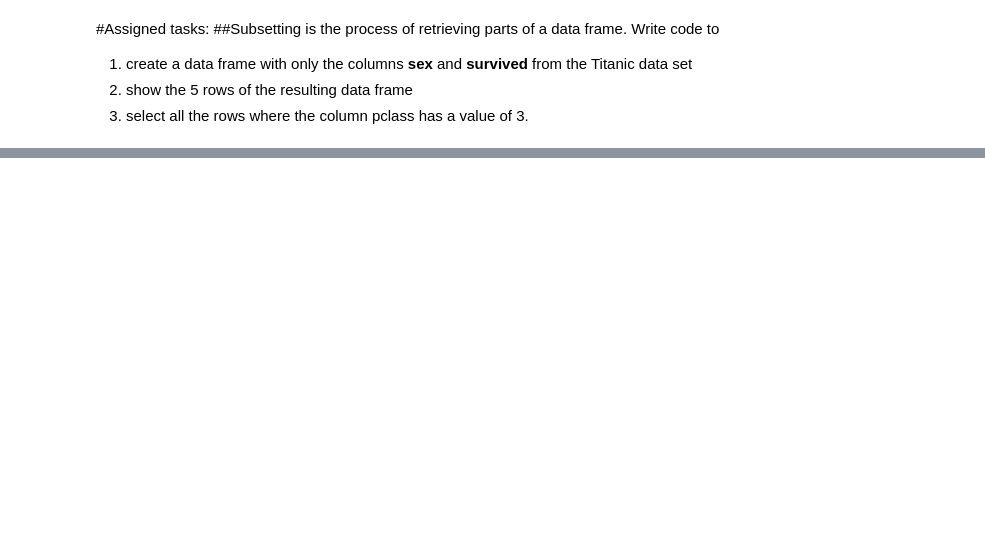
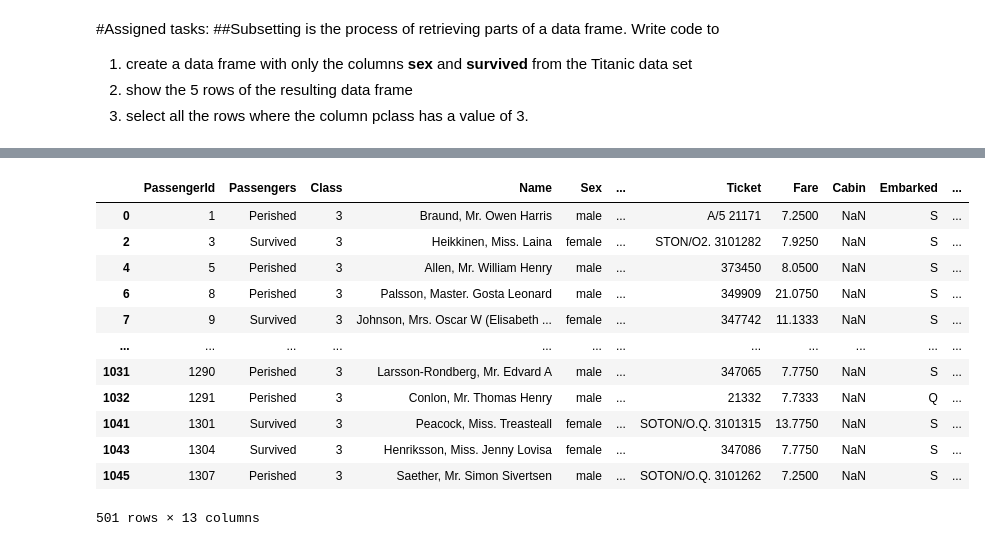
Before and after one commit to MadmanMarble/GLAP, a Jupyter notebook: Assignment_3_part_1.ipynb, the cells around one changed output, grey strips where cells are left out. Saved outputs shown, nothing was run; the diff lists cells and outputs as text; code cells hidden in the pictures; blank space fills up the shorter version.

```diff
--- a/Assignment_3_part_1.ipynb
+++ b/Assignment_3_part_1.ipynb
@@ -108,0 +226,16 @@ array(['19 - 40', 'Over 40', 'Under 18'], dtype=object)
+# %%
+by_class
+# %% [output]
+|  | PassengerId | Passengers | Class | Name | Sex | ... | Ticket | Fare | Cabin | Embarked | ... |
+| 0 | 1 | Perished | 3 | Braund, Mr. Owen Harris | male | ... | A/5 21171 | 7.2500 | NaN | S | ... |
+| 2 | 3 | Survived | 3 | Heikkinen, Miss. Laina | female | ... | STON/O2. 3101282 | 7.9250 | NaN | S | ... |
+| 4 | 5 | Perished | 3 | Allen, Mr. William Henry | male | ... | 373450 | 8.0500 | NaN | S | ... |
+| 6 | 8 | Perished | 3 | Palsson, Master. Gosta Leonard | male | ... | 349909 | 21.0750 | NaN | S | ... |
+| 7 | 9 | Survived | 3 | Johnson, Mrs. Oscar W (Elisabeth ... | female | ... | 347742 | 11.1333 | NaN | S | ... |
+| ... | ... | ... | ... | ... | ... | ... | ... | ... | ... | ... | ... |
+| 1031 | 1290 | Perished | 3 | Larsson-Rondberg, Mr. Edvard A | male | ... | 347065 | 7.7750 | NaN | S | ... |
+| 1032 | 1291 | Perished | 3 | Conlon, Mr. Thomas Henry | male | ... | 21332 | 7.7333 | NaN | Q | ... |
+| 1041 | 1301 | Survived | 3 | Peacock, Miss. Treasteall | female | ... | SOTON/O.Q. 3101315 | 13.7750 | NaN | S | ... |
+| 1043 | 1304 | Survived | 3 | Henriksson, Miss. Jenny Lovisa | female | ... | 347086 | 7.7750 | NaN | S | ... |
+| 1045 | 1307 | Perished | 3 | Saether, Mr. Simon Sivertsen | male | ... | SOTON/O.Q. 3101262 | 7.2500 | NaN | S | ... |
+501 rows × 13 columns
```
Also changed, not shown: parts of 39 cells of this notebook.
